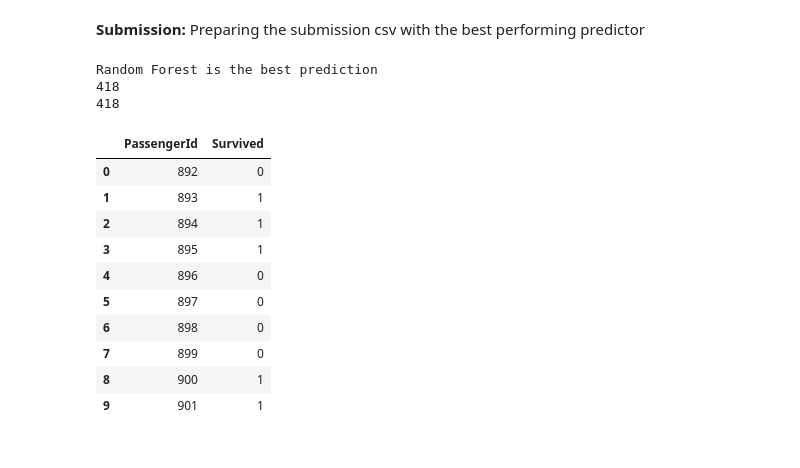
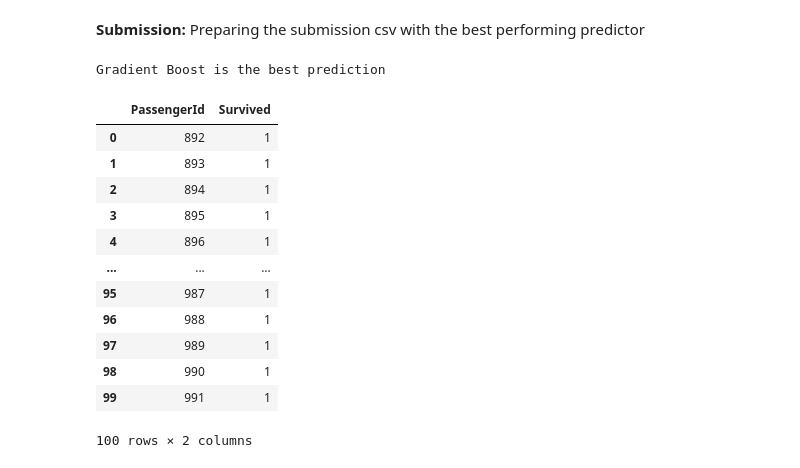
Before and after one commit to eliasvolonakis/titanic-kaggle-competition-submission, a Jupyter notebook: titanic-notebook.ipynb, the cells around one changed output. Cells and saved outputs as stored; diff of their text form; code cells hidden in the pictures.

```diff
--- a/titanic-notebook.ipynb
+++ b/titanic-notebook.ipynb
@@ -692,31 +676,28 @@ prediction_names = {"rf": "Random Forest", "gb": "Gradient Boost", "p": "Percept
 best_prediction_prefix = max_mean_cross_validation_score.split("_")[0]
 best_prediction = predictions[best_prediction_prefix]
 print(prediction_names[best_prediction_prefix] + " is the best prediction")
-best_prediction = rf_prediction[:418]
 submission = pd.DataFrame({
         "PassengerId": testing_data["PassengerId"],
         "Survived": best_prediction
     })
 
 submission.to_csv('submission.csv', index=False)
-print(len(testing_data["PassengerId"]))
-print(len(best_prediction))
 # %% [output]
-Random Forest is the best prediction
-418
-418
+Gradient Boost is the best prediction
 # %%
 data = pd.read_csv("submission.csv")
-data.head(10)
+data.head(100)
 # %% [output]
 |  | PassengerId | Survived |
-| 0 | 892 | 0 |
+| 0 | 892 | 1 |
 | 1 | 893 | 1 |
 | 2 | 894 | 1 |
 | 3 | 895 | 1 |
-| 4 | 896 | 0 |
-| 5 | 897 | 0 |
-| 6 | 898 | 0 |
-| 7 | 899 | 0 |
-| 8 | 900 | 1 |
-| 9 | 901 | 1 |
+| 4 | 896 | 1 |
+| ... | ... | ... |
+| 95 | 987 | 1 |
+| 96 | 988 | 1 |
+| 97 | 989 | 1 |
+| 98 | 990 | 1 |
+| 99 | 991 | 1 |
+100 rows × 2 columns
```
Also changed, not shown: parts of 18 cells of this notebook.
